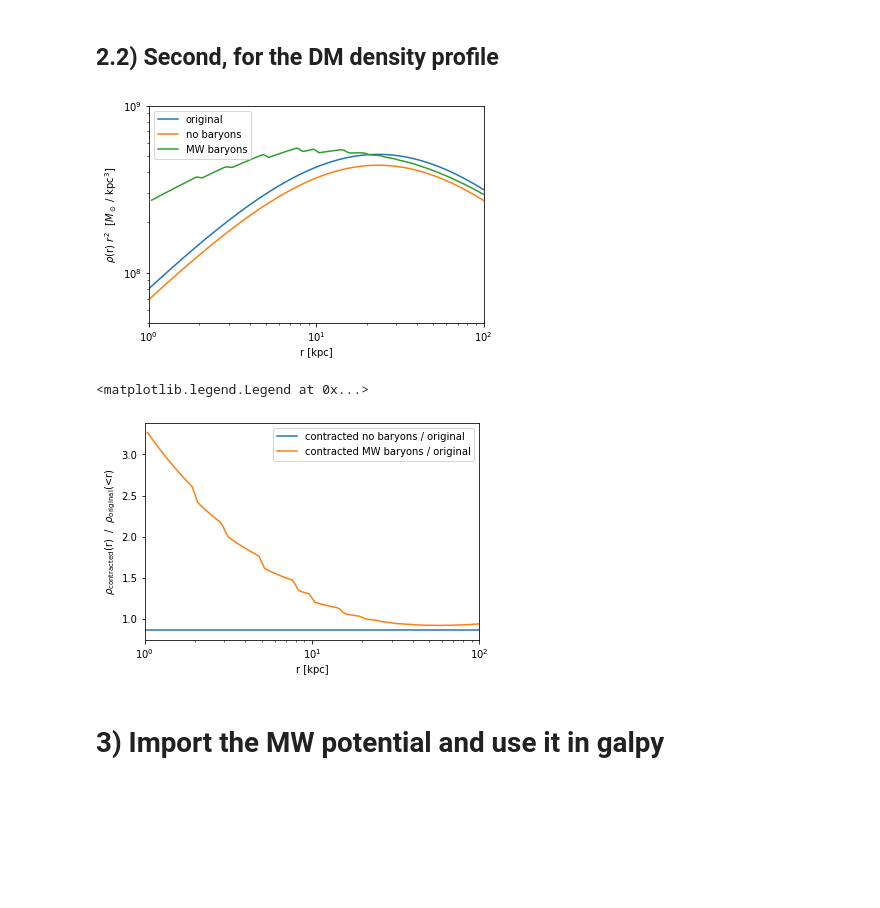
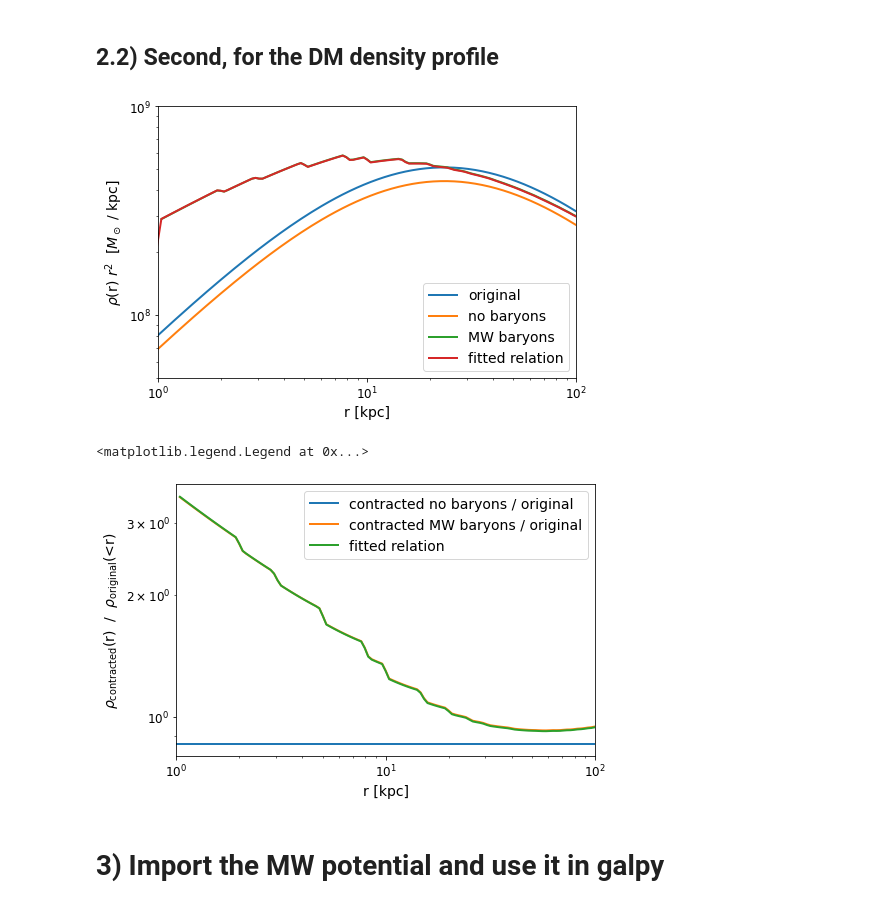
Before and after one commit to MariusCautun/Milky_Way_mass_profile, a Jupyter notebook: example_notebook.ipynb, the cells around one changed output. Saved outputs shown, nothing was run; the diff lists cells and outputs as text; code cells hidden in the pictures; blank space fills up the shorter version.

Commit message:
Updated the contraction calculation using more general functions.

```diff
--- a/example_notebook.ipynb
+++ b/example_notebook.ipynb
@@ -12,6 +12,13 @@ MW_M_DM   = data[:,7:10]
 MW_M_total= data[:,10:14]
 # %%
 import matplotlib.pyplot as plt
+plt.rcParams["figure.figsize"] = (7.5,5)
+plt.rcParams["axes.labelsize"] = 14
+plt.rcParams["xtick.labelsize"] = 12
+plt.rcParams["ytick.labelsize"] = 12
+plt.rcParams["legend.fontsize"] = 14
+plt.rcParams["lines.linewidth"] = 2
+
 
 plt.fill_between( MW_r_vals, MW_M_star[:,0]+MW_M_star[:,1], MW_M_star[:,0]+MW_M_star[:,2], alpha=0.3 )
 plt.loglog( MW_r_vals, MW_M_star[:,0], label="stars" )
@@ -28,4 +35,7 @@ plt.loglog( MW_r_vals, MW_M_total[:,0], c="k", lw=1, label="total" )
 plt.xlabel( "r [kpc]" )
 plt.ylabel( r"M(<r)  $[M_\odot]$" )
 plt.legend(  )
+
+
+plt.savefig('./figures/MW_components.png')
 # %% [output]
@@ -51,12 +74,10 @@ mass_DM_contracted = contract_enclosed_mass( mass_DM, mass_bar, f_bar=f_bar )
 # can calculate the profile of the same halo but using the MW baryonic distribution
 # for this to work, you need to have loaded the file containing the MW mass profile
 
-# first lets interpolates the DM enclosed mass to the radial distances available for the MW data
-mass_DM_2 = np.interp( MW_r_vals, r, mass_DM )
-mass_bar_2 = np.interp( r, MW_r_vals, MW_M_bar[:,0] )
+# first lets interpolates the MW enclosed baryonic mass to the new 'r' values
+mass_bar_MW = np.interp( r, MW_r_vals, MW_M_bar[:,0] )
 
-mass_DM_contracted_MW = contract_enclosed_mass( mass_DM_2, MW_M_bar[:,0], f_bar=f_bar )
-mass_DM_contracted_MW = contract_enclosed_mass( mass_DM, mass_bar_2, f_bar=f_bar )
+mass_DM_contracted_MW = contract_enclosed_mass( mass_DM, mass_bar_MW, f_bar=f_bar )
 
 # The above calculation make senses only for r>1 kpc since the input file does not contain mass values
 # for lower distances, so, when plotting, we only show the range r > 1 kpc.
@@ -90,6 +116,7 @@ plt.legend()
 # %%
 # apply the contraction to the density distribution
 from Cautun20_contraction import contract_density, NFW_density, density_from_enclosed_mass
+from Cautun20_contraction import contract_density_fit
 
 # First apply to the case of zero baryons
 # For this, we calculate the NFW radial density profile for the DM component for the same
@@ -99,38 +126,39 @@ density_NFW = NFW_density( r, M200=1.e12, conc=9 ) * (1.-f_bar)
 # Note: the enclosed mass and the density need to match and be defined at the same set of radial distances
 density_DM_contracted = contract_density( density_NFW, 0., mass_DM=mass_DM, mass_bar=mass_bar, f_bar=f_bar )
 
 
 # Now apply to the MW baryonic distribution.
 # For this, we need to calculate the baryonic density -- this is rather noisy due to the
 # small number of bins available in the input file and is shown here only for illustration purposes.
-den_bar_MW = density_from_enclosed_mass( r, mass_bar_2, r )
+den_bar_MW = density_from_enclosed_mass( r, mass_bar_MW, r )
 density_DM_contracted_MW = contract_density( density_NFW, den_bar_MW, \
-                                         mass_DM=mass_DM, mass_bar=mass_bar_2, f_bar=f_bar )
+                                         mass_DM=mass_DM, mass_bar=mass_bar_MW, f_bar=f_bar )
 
 
 plt.loglog( r, density_NFW * r**2, label="original" )
 plt.loglog( r, density_DM_contracted * r**2, label="no baryons" )
 plt.loglog( r[valid_MW], (density_DM_contracted_MW * r**2)[valid_MW], label="MW baryons" )
+plt.loglog( r, d2 * r**2, label="fitted relation" )
 
 plt.xlim( [1,100] )
 plt.ylim( [5.e7,1.e9] )
 plt.xlabel( "r [kpc]" )
-plt.ylabel( r"$\rho$(r) $r^2$  $[M_\odot \ / \ \rm{kpc}^3]$" )
+plt.ylabel( r"$\rho$(r) $r^2$  $[M_\odot \ / \ \rm{kpc}]$" )
 plt.legend()
 plt.show()
 
 plt.semilogx( r, density_DM_contracted / density_NFW, label="contracted no baryons / original" )
 plt.semilogx( r[valid_MW], (density_DM_contracted_MW / density_NFW)[valid_MW], \
              label="contracted MW baryons / original" )
 
 plt.xlim( [1,100] )
 plt.xlabel( "r [kpc]" )
 plt.ylabel( r"$\rho_{\rm contracted}$(r)  /  $\rho_{\rm original}$(<r)" )
 plt.legend()
 # %% [output]
-[figure, old version]
+[figure, new version]
 <matplotlib.legend.Legend at 0x...>
-[figure, old version]
+[figure, new version]
 # %% [markdown]
 # 3) Import the MW potential and use it in galpy
 # %%
```
Also changed, not shown: parts of 3 cells of this notebook, 6 other files.
